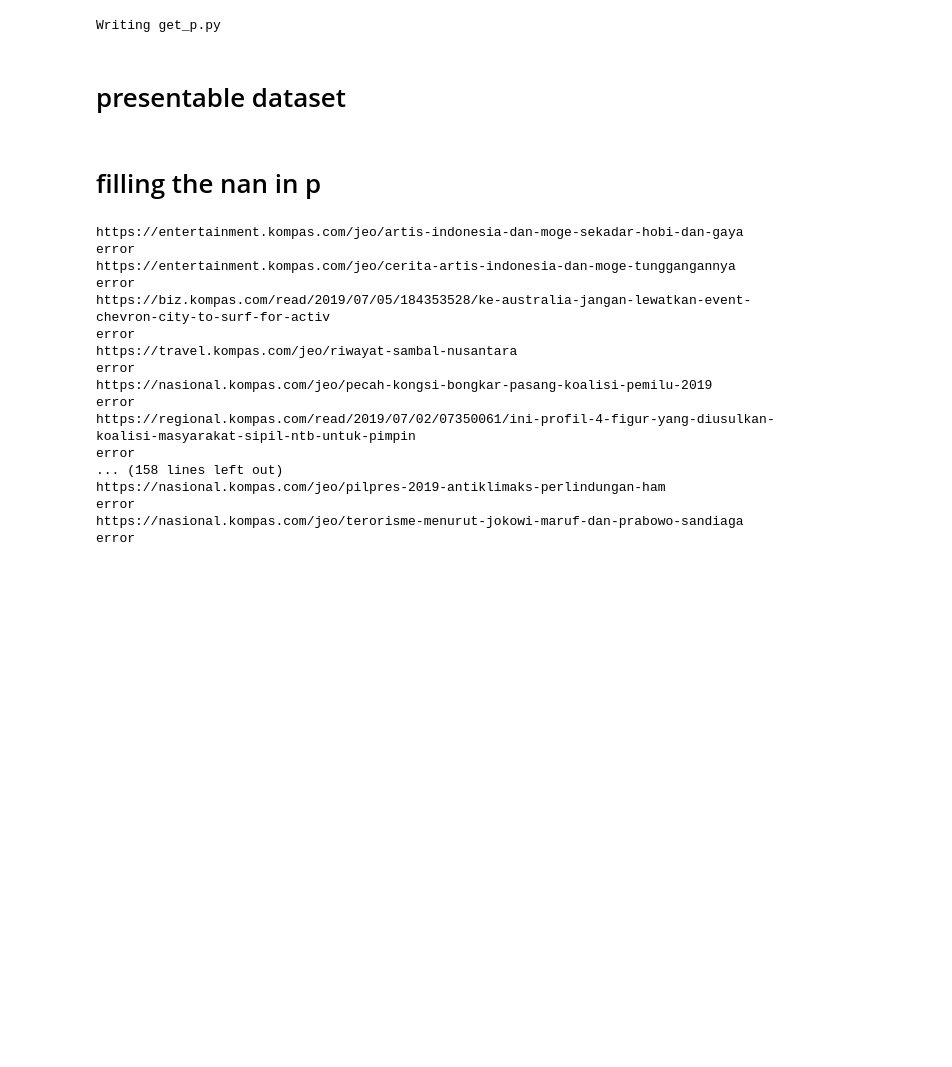
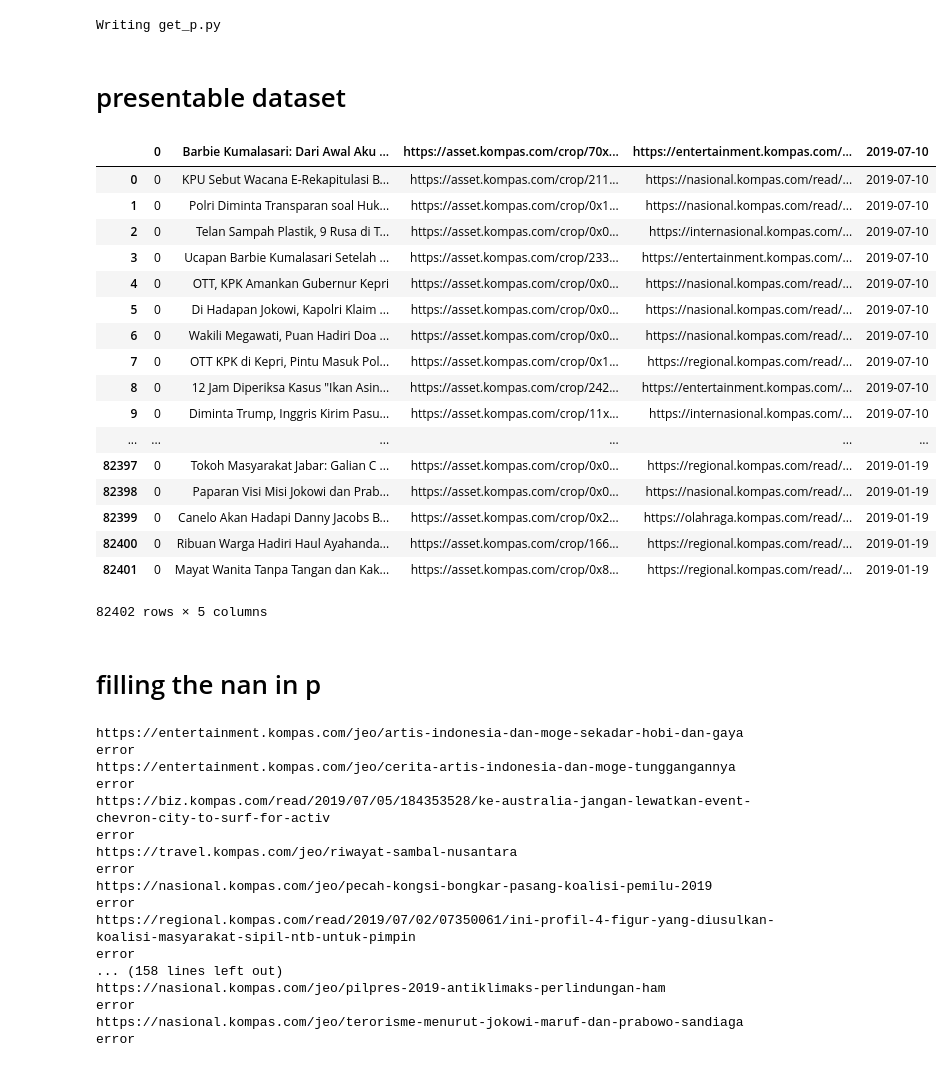
Before and after one commit to greysian777/indo-news-dataset, a Jupyter notebook: Untitled.ipynb, the cells around one changed output. Saved outputs shown, nothing was run; the diff lists cells and outputs as text; code cells hidden in the pictures; blank space fills up the shorter version.

```diff
--- a/Untitled.ipynb
+++ b/Untitled.ipynb
@@ -42,6 +42,27 @@ df1 = pd.read_csv('csv/berhasil_2019.csv')
 df2 = pd.read_csv('csv/KOMPAS_2019_p.csv')
 df2.dropna(inplace=True)
 df1.dropna(inplace=True)
+# %%
+df1
+# %% [output]
+|  | 0 | Barbie Kumalasari: Dari Awal Aku ... | https://asset.kompas.com/crop/70x... | https://entertainment.kompas.com/... | 2019-07-10 |
+| 0 | 0 | KPU Sebut Wacana E-Rekapitulasi B... | https://asset.kompas.com/crop/211... | https://nasional.kompas.com/read/... | 2019-07-10 |
+| 1 | 0 | Polri Diminta Transparan soal Huk... | https://asset.kompas.com/crop/0x1... | https://nasional.kompas.com/read/... | 2019-07-10 |
+| 2 | 0 | Telan Sampah Plastik, 9 Rusa di T... | https://asset.kompas.com/crop/0x0... | https://internasional.kompas.com/... | 2019-07-10 |
+| 3 | 0 | Ucapan Barbie Kumalasari Setelah ... | https://asset.kompas.com/crop/233... | https://entertainment.kompas.com/... | 2019-07-10 |
+| 4 | 0 | OTT, KPK Amankan Gubernur Kepri | https://asset.kompas.com/crop/0x0... | https://nasional.kompas.com/read/... | 2019-07-10 |
+| 5 | 0 | Di Hadapan Jokowi, Kapolri Klaim ... | https://asset.kompas.com/crop/0x0... | https://nasional.kompas.com/read/... | 2019-07-10 |
+| 6 | 0 | Wakili Megawati, Puan Hadiri Doa ... | https://asset.kompas.com/crop/0x0... | https://nasional.kompas.com/read/... | 2019-07-10 |
+| 7 | 0 | OTT KPK di Kepri, Pintu Masuk Pol... | https://asset.kompas.com/crop/0x1... | https://regional.kompas.com/read/... | 2019-07-10 |
+| 8 | 0 | 12 Jam Diperiksa Kasus "Ikan Asin... | https://asset.kompas.com/crop/242... | https://entertainment.kompas.com/... | 2019-07-10 |
+| 9 | 0 | Diminta Trump, Inggris Kirim Pasu... | https://asset.kompas.com/crop/11x... | https://internasional.kompas.com/... | 2019-07-10 |
+| ... | ... | ... | ... | ... | ... |
+| 82397 | 0 | Tokoh Masyarakat Jabar: Galian C ... | https://asset.kompas.com/crop/0x0... | https://regional.kompas.com/read/... | 2019-01-19 |
+| 82398 | 0 | Paparan Visi Misi Jokowi dan Prab... | https://asset.kompas.com/crop/0x0... | https://nasional.kompas.com/read/... | 2019-01-19 |
+| 82399 | 0 | Canelo Akan Hadapi Danny Jacobs B... | https://asset.kompas.com/crop/0x2... | https://olahraga.kompas.com/read/... | 2019-01-19 |
+| 82400 | 0 | Ribuan Warga Hadiri Haul Ayahanda... | https://asset.kompas.com/crop/166... | https://regional.kompas.com/read/... | 2019-01-19 |
+| 82401 | 0 | Mayat Wanita Tanpa Tangan dan Kak... | https://asset.kompas.com/crop/0x8... | https://regional.kompas.com/read/... | 2019-01-19 |
+82402 rows × 5 columns
 # %%
 df1.columns = ['index', 'title', 'image', 'links', 'date']
 df2 = df2.drop(['Unnamed: 0'], axis=1)
```
Also changed, not shown: parts of 2 cells of this notebook, 7 other files.
